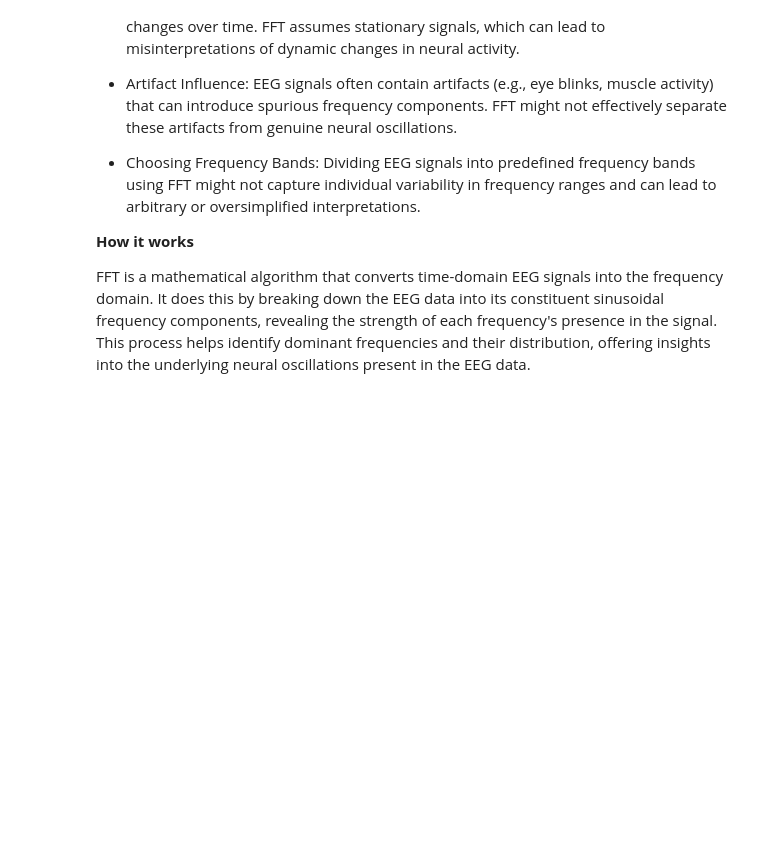
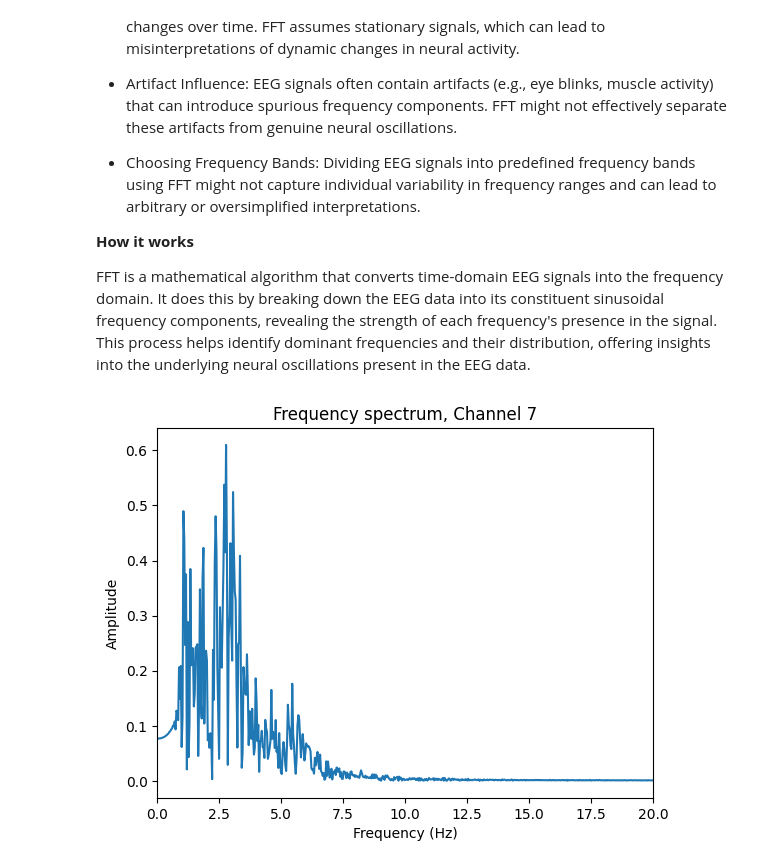
Before and after one commit to nargesyaghoubi/NeuroSignal, a Jupyter notebook: frequency_analysis.ipynb, the cells around one changed output. Cells and saved outputs as stored; diff of their text form; code cells hidden in the pictures; blank space fills up the shorter version.

Commit message:
plot the frequency spectrum

```diff
--- a/frequency_analysis.ipynb
+++ b/frequency_analysis.ipynb
@@ -140,3 +140,22 @@ FFT is a widely used method in signal processing and is particularly valuable in
 **How it works**
 
 FFT is a mathematical algorithm that converts time-domain EEG signals into the frequency domain. It does this by breaking down the EEG data into its constituent sinusoidal frequency components, revealing the strength of each frequency's presence in the signal. This process helps identify dominant frequencies and their distribution, offering insights into the underlying neural oscillations present in the EEG data.
+# %%
+data_len = len(channel_data_bp_filtered)  # number of observations
+fourier_transform = np.fft.fft(channel_data_bp_filtered)  # compute FFT
+fourier_transform = fourier_transform / data_len  # normalize values
+fourier_transform = fourier_transform[:int(data_len/2)]  # take half of the data
+
+time_period = data_len / fps  # time period of the signal
+values = np.arange(int(data_len/2))  # x-axis values up to Nyquist frequency
+frequencies = values / time_period  # x-axis values in Hz
+
+# plot the frequency spectrum
+plt.plot(frequencies, abs(fourier_transform))
+plt.title("Frequency spectrum, Channel " + str(channel+1))
+plt.xlabel('Frequency (Hz)')
+plt.ylabel('Amplitude')
+plt.xlim([0, 20])
+plt.show()
+# %% [output]
+[figure, added]
```
